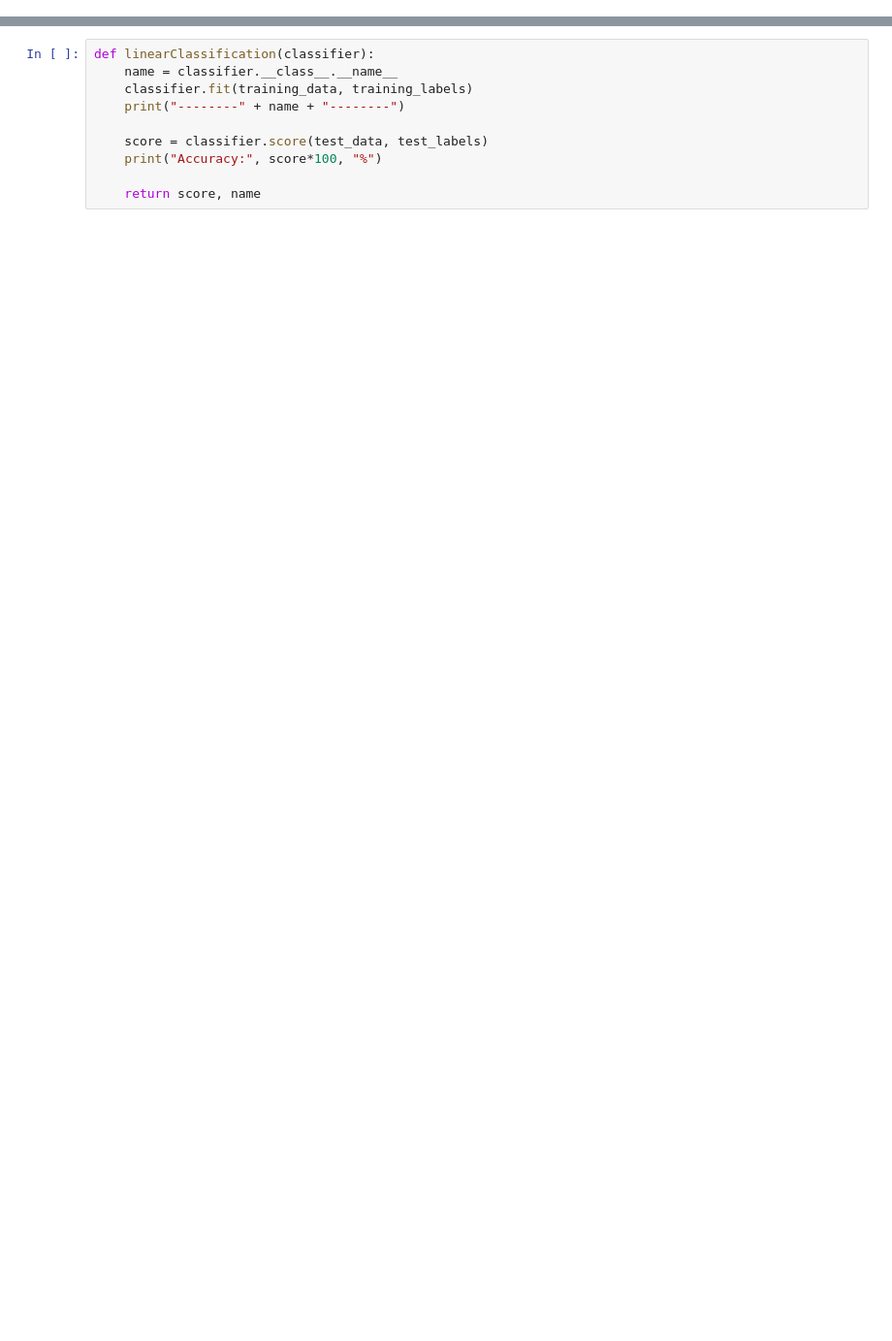
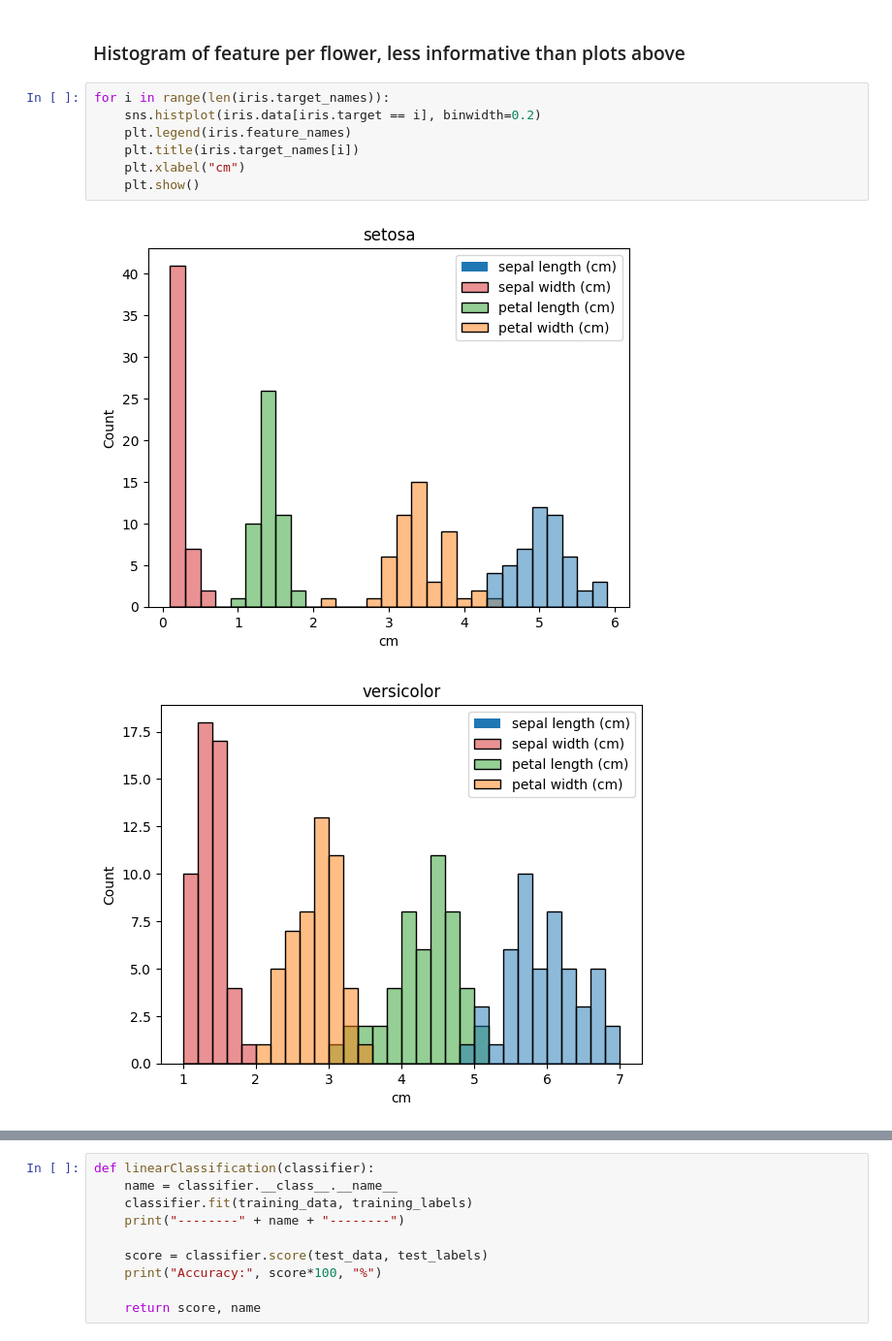
Before and after one commit to jonkor29/TTT4275-classification-project, a Jupyter notebook: iris.ipynb, the cells around one changed output, grey strips where cells are left out. Shown at 97% size. Saved outputs shown, nothing was run; the diff lists cells and outputs as text; blank space fills up the shorter version.

```diff
--- a/iris.ipynb
+++ b/iris.ipynb
@@ -150,0 +217,12 @@ Fitting converged after 3523 iterations.
+# %% [markdown]
+### Histogram of feature per flower, less informative than plots above
+# %%
+for i in range(len(iris.target_names)):
+    sns.histplot(iris.data[iris.target == i], binwidth=0.2)
+    plt.legend(iris.feature_names)
+    plt.title(iris.target_names[i])
+    plt.xlabel("cm")
+    plt.show()
+# %% [output]
+[figure, added]
+[figure, added]
```
Also changed, not shown: parts of 36 cells of this notebook, 2 other files.
